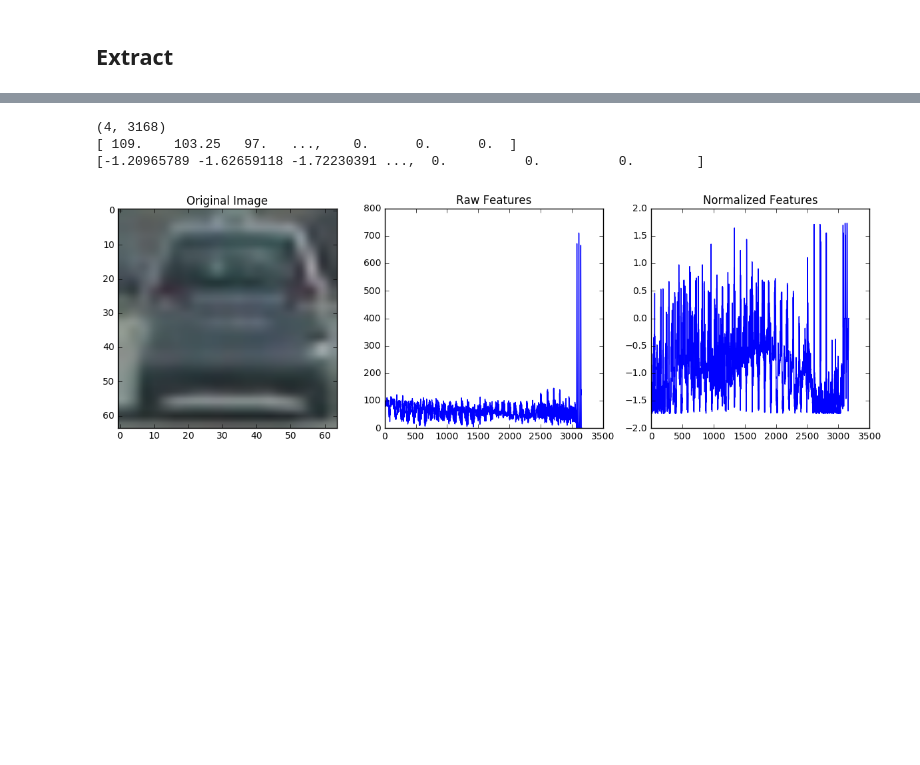
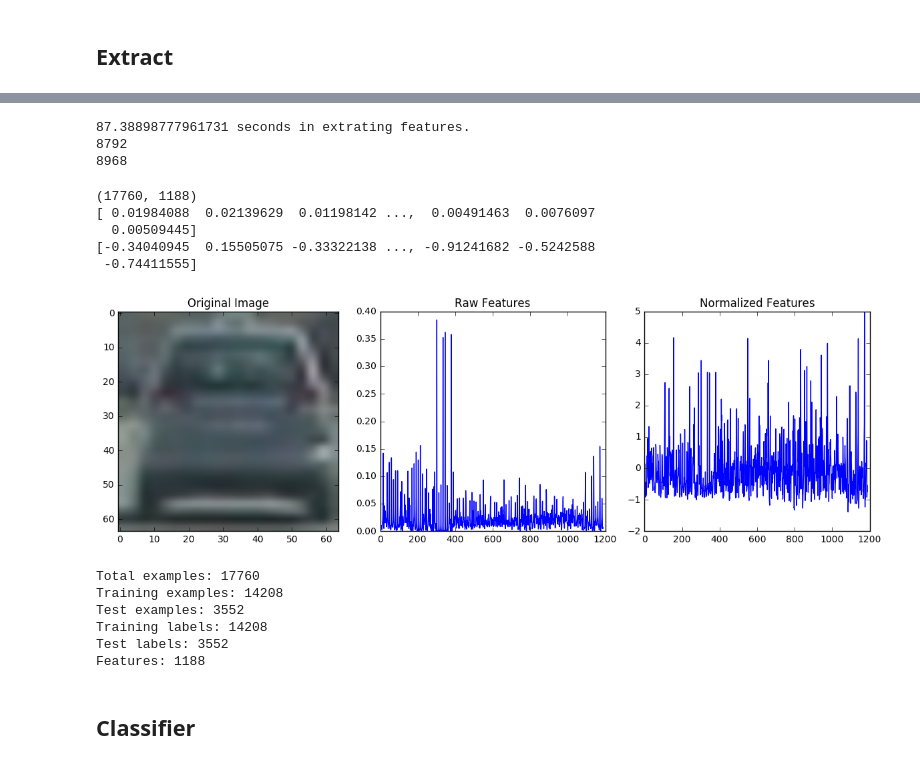
Before and after one commit to cjpan/CarND-Vehicle-Detection, a Jupyter notebook: vehicle_detection.ipynb, the cells around one changed output, grey strips where cells are left out. Drawn from its saved outputs; the diff is of its cells as text; code cells hidden in the pictures; blank space fills up the shorter version.

```diff
--- a/vehicle_detection.ipynb
+++ b/vehicle_detection.ipynb
@@ -184,32 +243,80 @@ notcar_features = extract_features(noncars[:2], cspace='RGB', spatial_size=(32,
+# %%
+# Feature extraction parameters
+colorspace = 'YUV' # Can be RGB, HSV, LUV, HLS, YUV, YCrCb
+orient = 11
+pix_per_cell = 16
+cell_per_block = 2
+hog_channel = 'ALL' # Can be 0, 1, 2, or "ALL"
+#print(cars)
+t1 = time.time()
+car_features = extract_features(cars, color_space=colorspace, orient=orient, pix_per_cell=pix_per_cell,
+                                cell_per_block=cell_per_block, hog_channel=hog_channel, spatial_feat=False, hist_feat=False, hog_feat=True)
+
+#print(car_features)
+noncar_features = extract_features(noncars, color_space=colorspace, orient=orient, pix_per_cell=pix_per_cell,
+                                   cell_per_block=cell_per_block, hog_channel=hog_channel, spatial_feat=False, hist_feat=False, hog_feat=True)
+t2 = time.time()
+
+print((t2-t1), 'seconds in extrating features.')
+
+print(len(car_features))
+print(len(noncar_features))
+# %% [output]
+87.38898777961731 seconds in extrating features.
+8792
+8968
 # %%
 if len(car_features) > 0:
     # Create an array stack of feature vectors
-    X = np.vstack((car_features, notcar_features)).astype(np.float64)
+    X = np.vstack((car_features, noncar_features)).astype(np.float64)
     print(X.shape)
     # Fit a per-column scaler
     X_scaler = StandardScaler().fit(X)
     # Apply the scaler to X
     scaled_X = X_scaler.transform(X)
     car_ind = np.random.randint(0, 2)
     car_ind = 3
     # Plot an example of raw and scaled features
     fig = plt.figure(figsize=(12,4))
     plt.subplot(131)
     plt.imshow(mpimg.imread(cars[car_ind]))
     plt.title('Original Image')
     plt.subplot(132)
     plt.plot(X[car_ind])
     print(X[car_ind])
     plt.title('Raw Features')
     plt.subplot(133)
     plt.plot(scaled_X[car_ind])
     print(scaled_X[car_ind])
     plt.title('Normalized Features')
     fig.tight_layout()
 else:
     print('Your function only returns empty feature vectors...')
 # %% [output]
-(4, 3168)
-[ 109.    103.25   97.   ...,    0.      0.      0.  ]
-[-1.20965789 -1.62659118 -1.72230391 ...,  0.          0.          0.        ]
+(17760, 1188)
+[ 0.01984088  0.02139629  0.01198142 ...,  0.00491463  0.0076097
+  0.00509445]
+[-0.34040945  0.15505075 -0.33322138 ..., -0.91241682 -0.5242588
+ -0.74411555]
-[figure, old version]
+[figure, new version]
+# %%
+# labels
+y = np.hstack((np.ones(len(car_features)), np.zeros(len(noncar_features))))
+
+rand_state = np.random.randint(0, 100)
+X_train, X_test, y_train, y_test = train_test_split(X, y, test_size=0.2, random_state=rand_state)
+print('Total examples:', X.shape[0])
+print('Training examples:', X_train.shape[0])
+print('Test examples:', X_test.shape[0])
+print('Training labels:', y_train.shape[0])
+print('Test labels:', y_test.shape[0])
+print('Features:', len(X_train[0]))
+# %% [output]
+Total examples: 17760
+Training examples: 14208
+Test examples: 3552
+Training labels: 14208
+Test labels: 3552
+Features: 1188
+# %% [markdown]
+## Classifier
```
Also changed, not shown: parts of 9 cells of this notebook.
